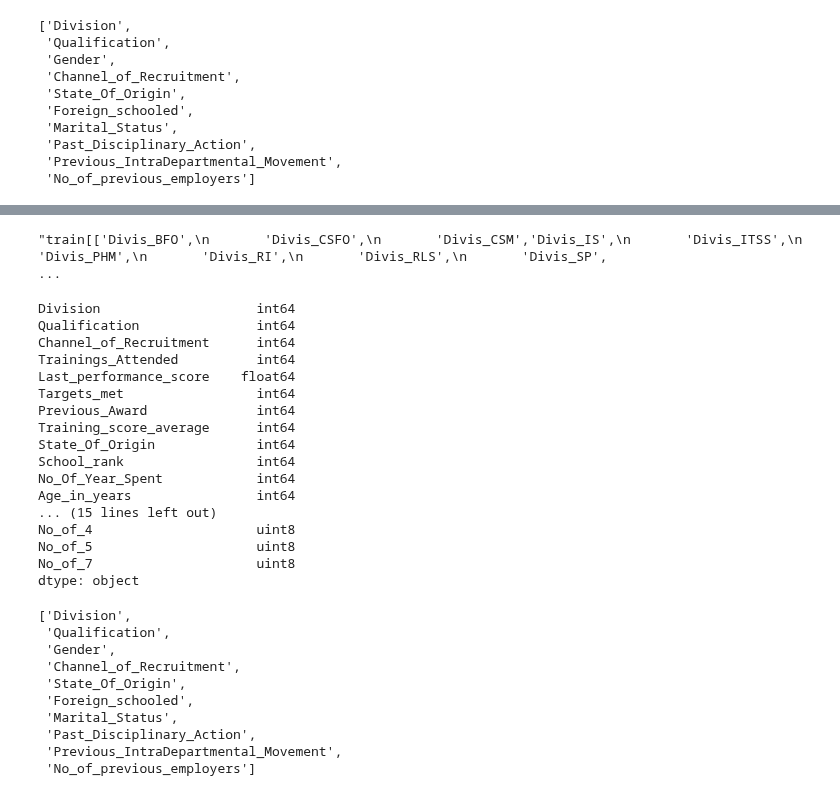
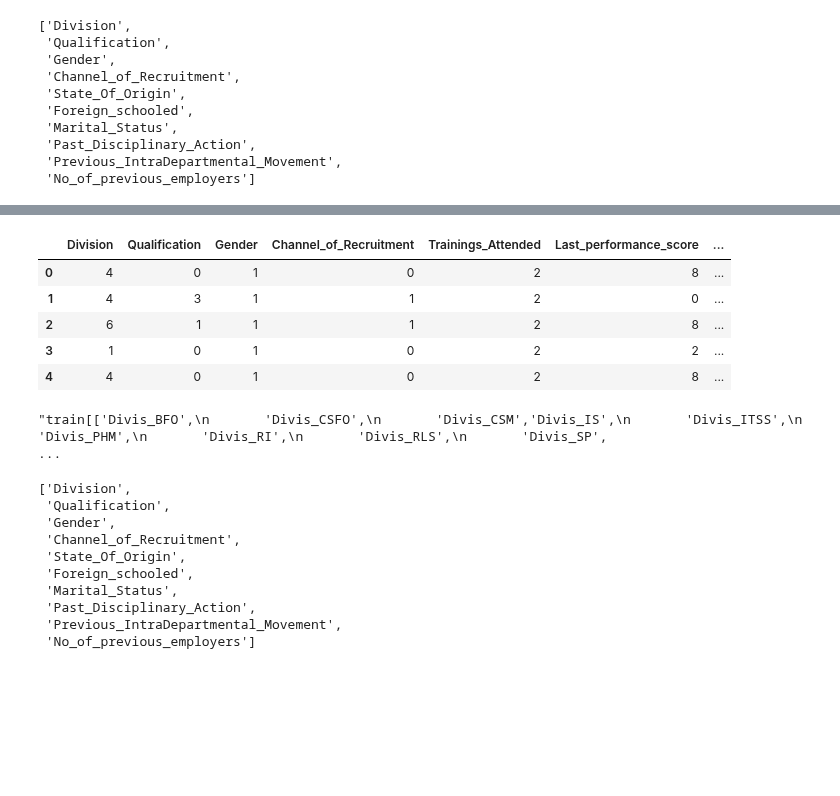
Before and after one commit to Ayanlola2002/Data-Science-Nigeria, a Jupyter notebook: developing_Staff_promotion_algorithm.ipynb, the cells around one changed output, grey strips where cells are left out. Saved outputs shown, nothing was run; the diff lists cells and outputs as text; code cells hidden in the pictures; blank space fills up the shorter version.

```diff
--- a/developing_Staff_promotion_algorithm.ipynb
+++ b/developing_Staff_promotion_algorithm.ipynb
@@ -848 +838,23 @@ No_of_7                     uint8
 dtype: object
+# %%
+#one hot encode categorical varriable
+'''qualitative_4_one_hot=[
+ 'Gender',
+ 'Foreign_schooled',
+ 'Marital_Status',
+ 'Past_Disciplinary_Action',
+ 'Previous_IntraDepartmental_Movement',
+  'No_of_previous_employers',
+  ]
+
+for column in qualitative_4_one_hot :
+    dummies = pd.get_dummies(train[column], prefix=column[:5])
+    train = pd.concat([train, dummies], axis=1)
+
+for column in qualitative_4_one_hot:
+    dummies = pd.get_dummies(test[column], prefix=column[:5])
+    test = pd.concat([test, dummies], axis=1)
+
+train.drop(qualitative_4_one_hot,axis=1,inplace=True)
+
+test.drop(qualitative_4_one_hot,axis=1,inplace=True)'''
@@ -849,3 +883,31 @@ dtype: object
+# %%
+'''#one hot encoding the labeled encoded feature
+qualitative_4_labelEncode=['Division',
+ 'Qualification',
+ 'Channel_of_Recruitment',
+ 'State_Of_Origin'
+  ]
+
+for column in qualitative_4_labelEncode :
+    dummies = pd.get_dummies(train[column], prefix=column[:5])
+    train = pd.concat([train, dummies], axis=1)
+
+for column in qualitative_4_labelEncode:
+    dummies = pd.get_dummies(test[column], prefix=column[:5])
+    test = pd.concat([test, dummies], axis=1)
+
+train.drop(qualitative_4_labelEncode,axis=1,inplace=True)
+
+test.drop(qualitative_4_labelEncode,axis=1,inplace=True)'''
+# %%
+test.head()
+# %% [output]
+|  | Division | Qualification | Gender | Channel_of_Recruitment | Trainings_Attended | Last_performance_score | ... |
+| 0 | 4 | 0 | 1 | 0 | 2 | 8 | ... |
+| 1 | 4 | 3 | 1 | 1 | 2 | 0 | ... |
+| 2 | 6 | 1 | 1 | 1 | 2 | 8 | ... |
+| 3 | 1 | 0 | 1 | 0 | 2 | 2 | ... |
+| 4 | 4 | 0 | 1 | 0 | 2 | 8 | ... |
 # %%
 #drop all categorical column
 #train.drop(qualitative_new,axis=1,inplace=True)
@@ -882,24 +944,4 @@ dtype: object
        'Marit_Single']].astype(np.int64)'''
 # %% [output]
 "train[['Divis_BFO',\n       'Divis_CSFO',\n       'Divis_CSM','Divis_IS',\n       'Divis_ITSS',\n       'Divis_PHM',\n       'Divis_RI',\n       'Divis_RLS',\n       'Divis_SP',                       ...
-# %%
-train.dtypes
-# %% [output]
-Division                    int64
-Qualification               int64
-Channel_of_Recruitment      int64
-Trainings_Attended          int64
-Last_performance_score    float64
-Targets_met                 int64
-Previous_Award              int64
-Training_score_average      int64
-State_Of_Origin             int64
-School_rank                 int64
-No_Of_Year_Spent            int64
-Age_in_years                int64
-... (15 lines left out)
-No_of_4                     uint8
-No_of_5                     uint8
-No_of_7                     uint8
-dtype: object
 # %%
```
Also changed, not shown: parts of 41 cells of this notebook.
